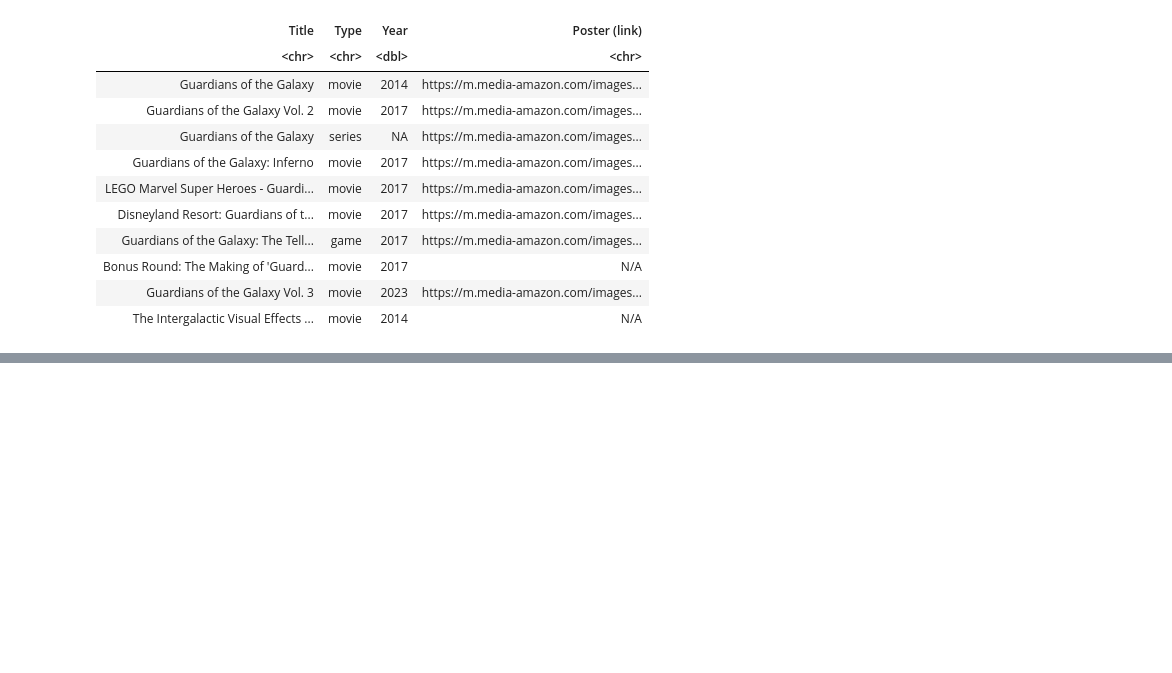
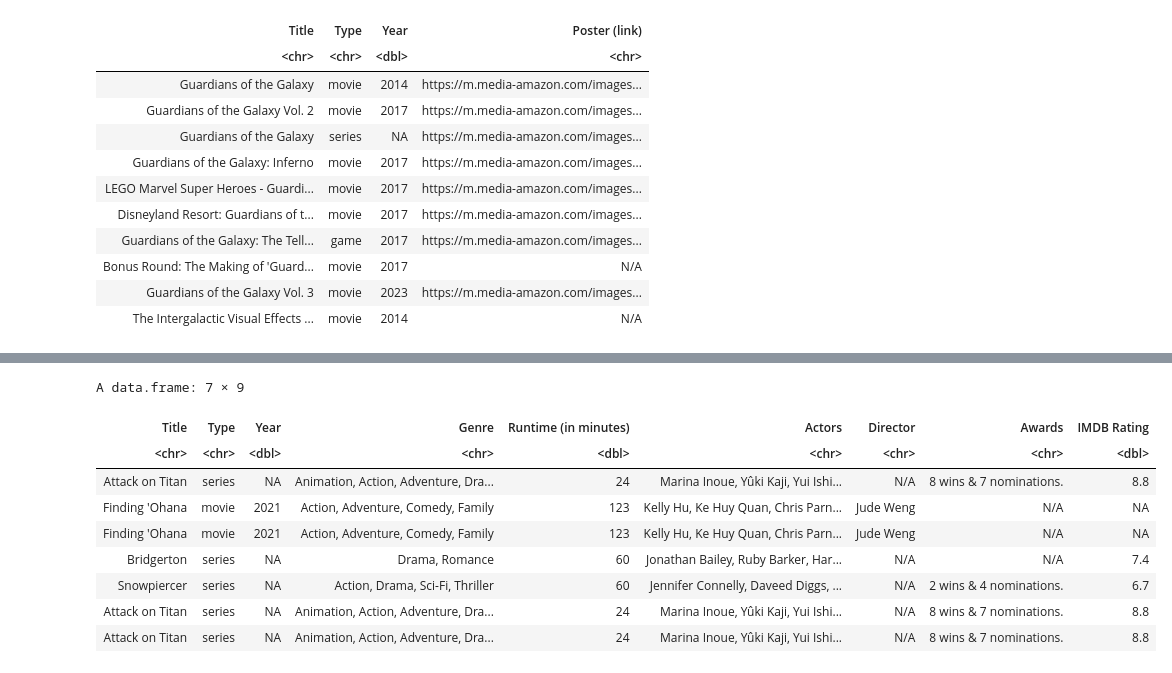
Before and after one commit to naveen-chalasani/R-vengers, a Jupyter notebook: functions-final-draft.ipynb, the cells around one changed output, grey strips where cells are left out. Drawn from its saved outputs; the diff is of its cells as text; code cells hidden in the pictures; blank space fills up the shorter version.

Commit message:
add surprise-me function

```diff
--- a/functions-final-draft.ipynb
+++ b/functions-final-draft.ipynb
@@ -578,7 +576,7 @@ A data.frame: 10 × 4
 # %%
 # search movies/games/series by search
 
-search_movies <- function(search_text, type = ""){
+search <- function(search_text, type = ""){
 
     # type can be : movie, series, episode, game
 
@@ -753,0 +806,13 @@ A data.frame: 10 × 9
+# %%
+surprise_me()
+# %% [output]
+A data.frame: 7 × 9
+| Title | Type | Year | Genre | Runtime (in minutes) | Actors | Director | Awards | IMDB Rating |
+| <chr> | <chr> | <dbl> | <chr> | <dbl> | <chr> | <chr> | <chr> | <dbl> |
+| Attack on Titan | series | NA | Animation, Action, Adventure, Dra... | 24 | Marina Inoue, Yûki Kaji, Yui Ishi... | N/A | 8 wins & 7 nominations. | 8.8 |
+| Finding 'Ohana | movie | 2021 | Action, Adventure, Comedy, Family | 123 | Kelly Hu, Ke Huy Quan, Chris Parn... | Jude Weng | N/A | NA |
+| Finding 'Ohana | movie | 2021 | Action, Adventure, Comedy, Family | 123 | Kelly Hu, Ke Huy Quan, Chris Parn... | Jude Weng | N/A | NA |
+| Bridgerton | series | NA | Drama, Romance | 60 | Jonathan Bailey, Ruby Barker, Har... | N/A | N/A | 7.4 |
+| Snowpiercer | series | NA | Action, Drama, Sci-Fi, Thriller | 60 | Jennifer Connelly, Daveed Diggs, ... | N/A | 2 wins & 4 nominations. | 6.7 |
+| Attack on Titan | series | NA | Animation, Action, Adventure, Dra... | 24 | Marina Inoue, Yûki Kaji, Yui Ishi... | N/A | 8 wins & 7 nominations. | 8.8 |
+| Attack on Titan | series | NA | Animation, Action, Adventure, Dra... | 24 | Marina Inoue, Yûki Kaji, Yui Ishi... | N/A | 8 wins & 7 nominations. | 8.8 |
```
Also changed, not shown: parts of 4 cells of this notebook.
